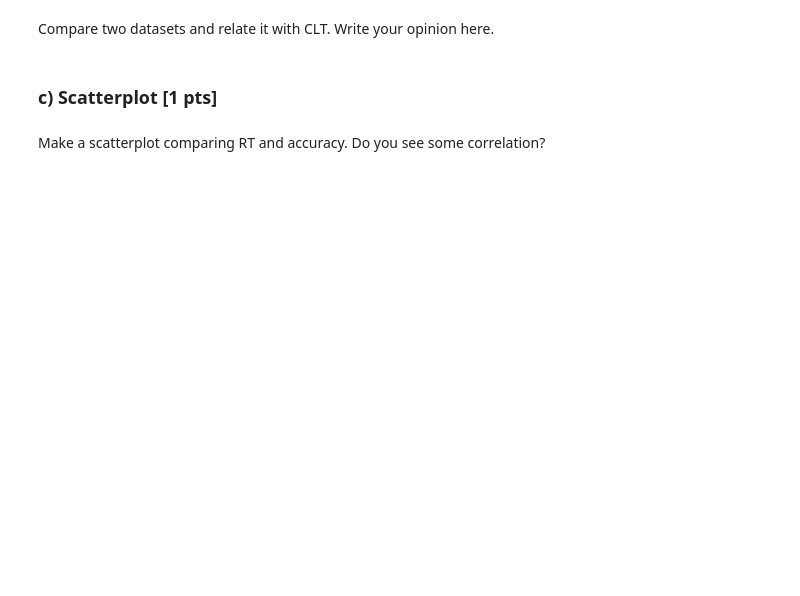
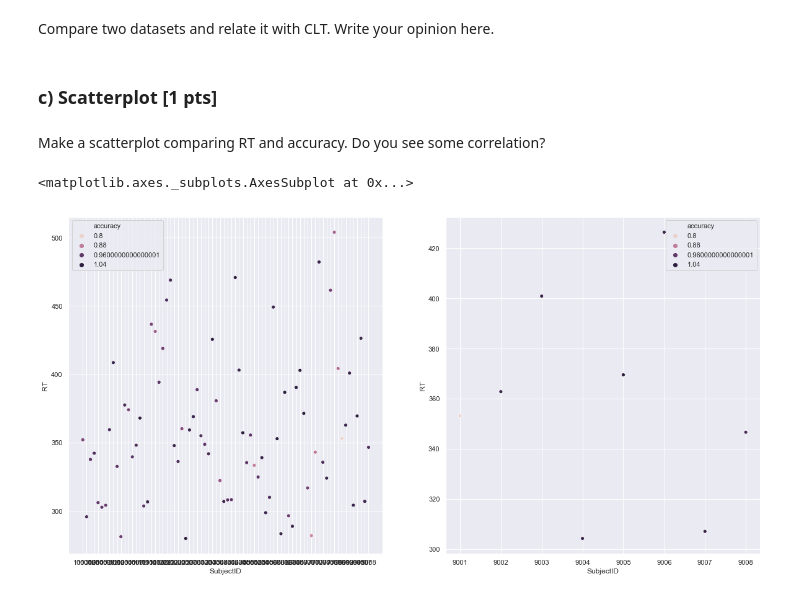
Before and after one commit to NBP-ACC/week-4-acc_2, a Jupyter notebook: sheet02.ipynb, the cells around one changed output. Saved outputs shown, nothing was run; the diff lists cells and outputs as text; code cells hidden in the pictures; blank space fills up the shorter version.

```diff
--- a/sheet02.ipynb
+++ b/sheet02.ipynb
@@ -235,0 +261,9 @@ Make a scatterplot comparing RT and accuracy. Do you see some correlation?
+# %%
+figs, axes = plt.subplots(nrows=1, ncols=2, figsize=(20,10))
+# RT & accuracy of all groups
+sns.scatterplot(data=df_all_avg, x = df_all_avg.index.get_level_values('SubjectID'), y='RT', hue='accuracy', ax=axes[0])
+# RT & accuracy of Group 2
+sns.scatterplot(data=df_concatenated_avg, x = df_concatenated_avg.index.get_level_values('SubjectID'), y='RT', hue='accuracy', ax=axes[1])
+# %% [output]
+<matplotlib.axes._subplots.AxesSubplot at 0x...>
+[figure, added]
```
Also changed, not shown: parts of 4 cells of this notebook.
